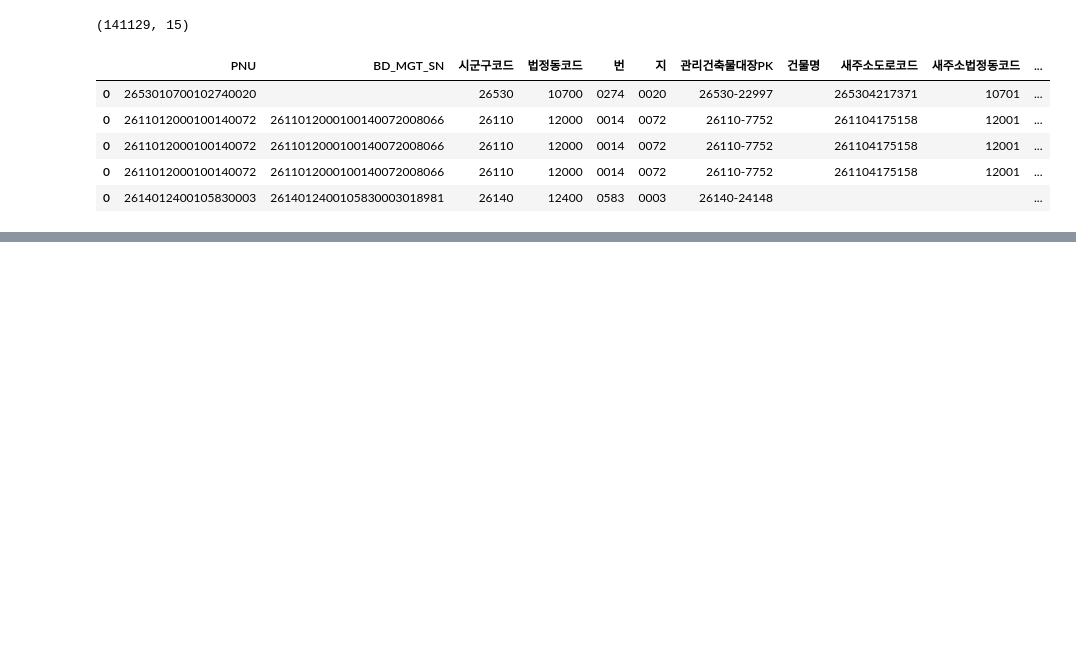
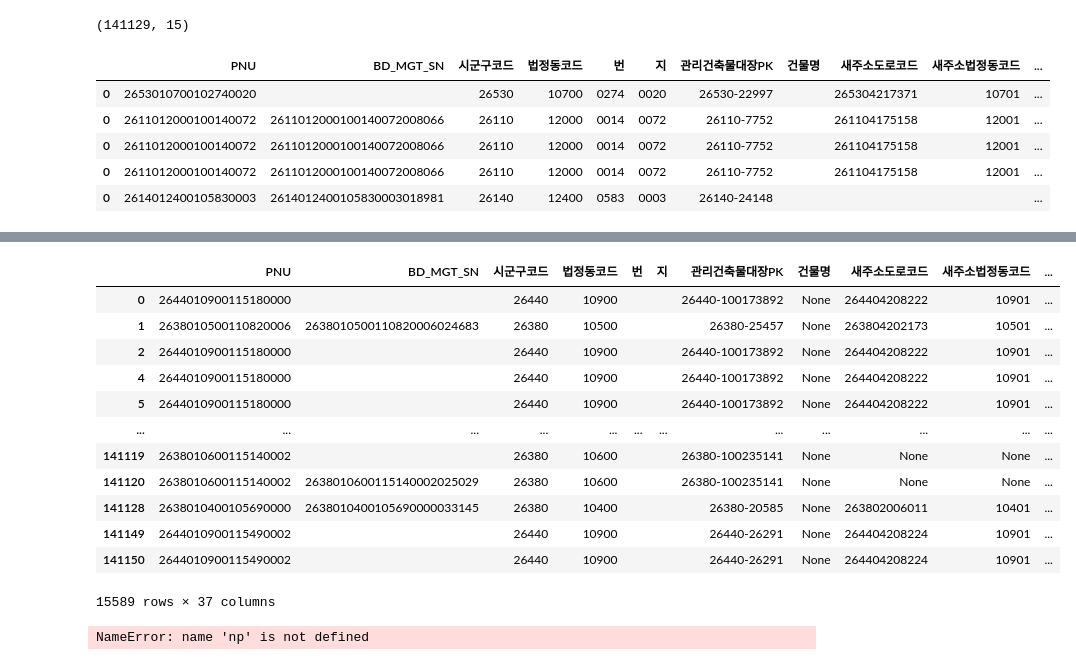
Before and after one commit to givemetarte/dask-bigdata-tutorial, a Jupyter notebook: merge-flooding-data.ipynb, the cells around one changed output, grey strips where cells are left out. Cells and saved outputs as stored; diff of their text form; code cells hidden in the pictures; blank space fills up the shorter version.

```diff
--- a/merge-flooding-data.ipynb
+++ b/merge-flooding-data.ipynb
@@ -212,0 +262,22 @@ busan_building.head()
+# %%
+df[df["건물명"].isnull()]
+# %% [output]
+|  | PNU | BD_MGT_SN | 시군구코드 | 법정동코드 | 번 | 지 | 관리건축물대장PK | 건물명 | 새주소도로코드 | 새주소법정동코드 | ... |
+| 0 | 2644010900115180000 |  | 26440 | 10900 |  |  | 26440-100173892 | None | 264404208222 | 10901 | ... |
+| 1 | 2638010500110820006 | 2638010500110820006024683 | 26380 | 10500 |  |  | 26380-25457 | None | 263804202173 | 10501 | ... |
+| 2 | 2644010900115180000 |  | 26440 | 10900 |  |  | 26440-100173892 | None | 264404208222 | 10901 | ... |
+| 4 | 2644010900115180000 |  | 26440 | 10900 |  |  | 26440-100173892 | None | 264404208222 | 10901 | ... |
+| 5 | 2644010900115180000 |  | 26440 | 10900 |  |  | 26440-100173892 | None | 264404208222 | 10901 | ... |
+| ... | ... | ... | ... | ... | ... | ... | ... | ... | ... | ... | ... |
+| 141119 | 2638010600115140002 |  | 26380 | 10600 |  |  | 26380-100235141 | None | None | None | ... |
+| 141120 | 2638010600115140002 | 2638010600115140002025029 | 26380 | 10600 |  |  | 26380-100235141 | None | None | None | ... |
+| 141128 | 2638010400105690000 | 2638010400105690000033145 | 26380 | 10400 |  |  | 26380-20585 | None | 263802006011 | 10401 | ... |
+| 141149 | 2644010900115490002 |  | 26440 | 10900 |  |  | 26440-26291 | None | 264404208224 | 10901 | ... |
+| 141150 | 2644010900115490002 |  | 26440 | 10900 |  |  | 26440-26291 | None | 264404208224 | 10901 | ... |
+15589 rows × 37 columns
+# %%
+
+
+df = df.replace({"None": None, "": None})
+# %% [output]
+NameError: name 'np' is not defined
```
Also changed, not shown: parts of 15 cells of this notebook, 1 other file.
